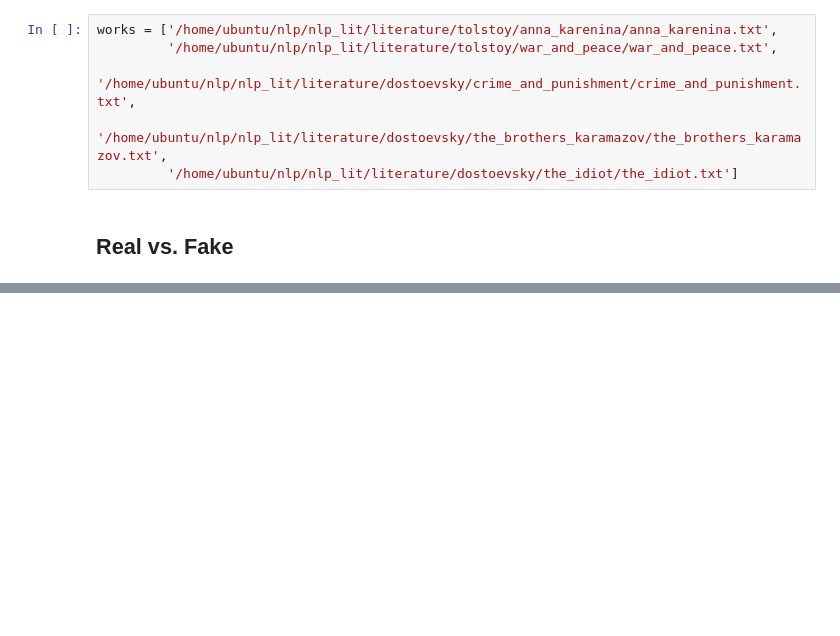
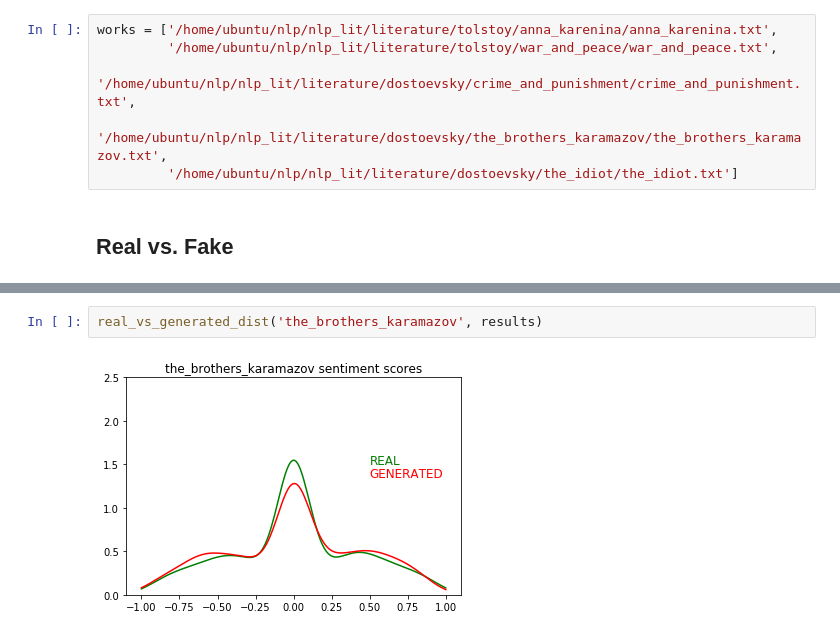
Before and after one commit to mdalfaro/nlp_lit, a Jupyter notebook: max_project.ipynb, the cells around one changed output, grey strips where cells are left out. Drawn from its saved outputs; the diff is of its cells as text; blank space fills up the shorter version.

```diff
--- a/max_project.ipynb
+++ b/max_project.ipynb
@@ -244,0 +217,4 @@ In the afternoon one of his classes was killed by the indignant traveller Ismail
+# %%
+real_vs_generated_dist('the_brothers_karamazov', results)
+# %% [output]
+[figure, added]
```
Also changed, not shown: parts of 27 cells of this notebook.
